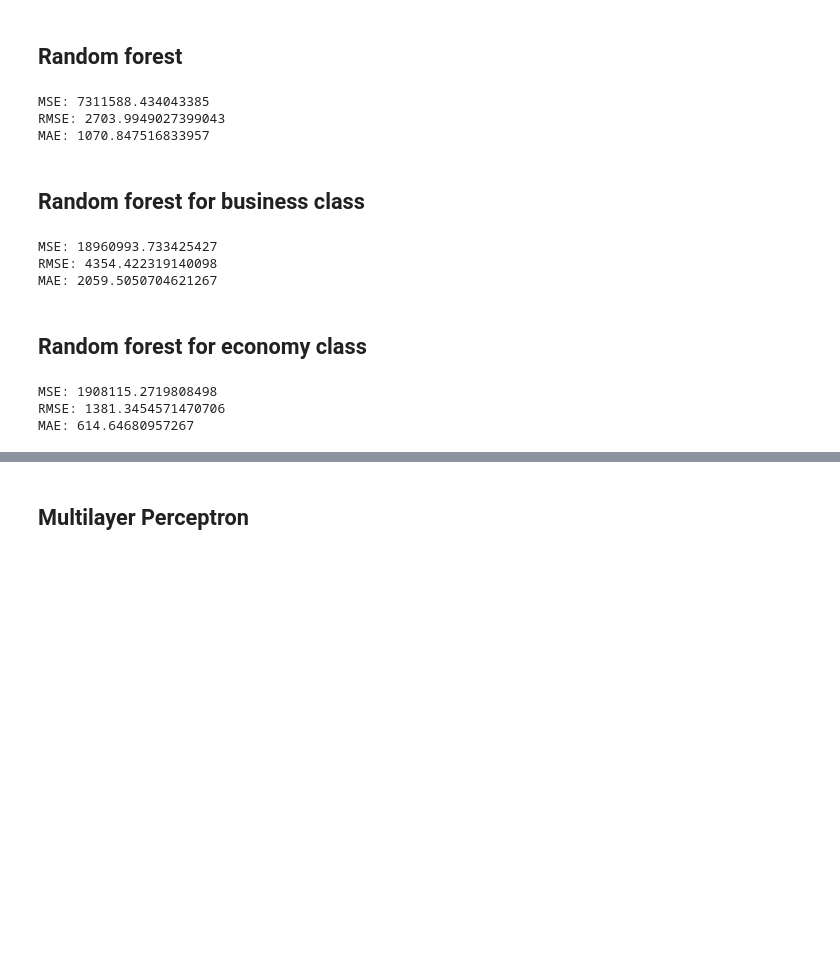
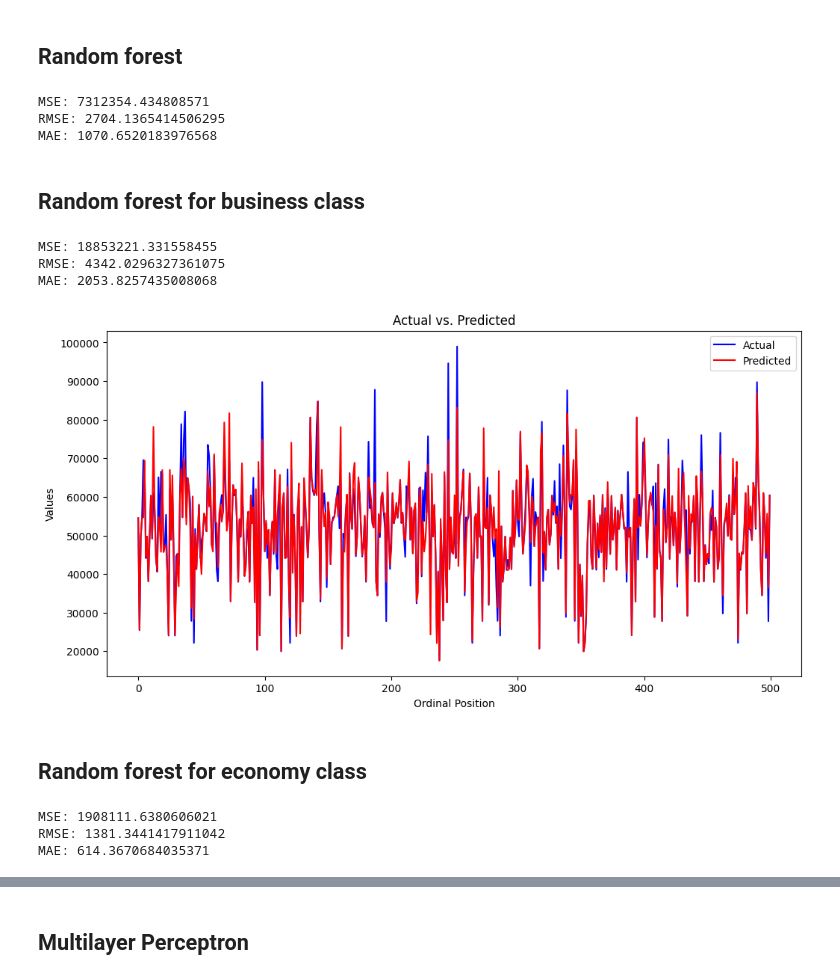
Before and after one commit to jankovicivana/SIAP, a Jupyter notebook: Algorithms.ipynb, the cells around one changed output, grey strips where cells are left out. Cells and saved outputs as stored; diff of their text form; code cells hidden in the pictures; blank space fills up the shorter version.

```diff
--- a/Algorithms.ipynb
+++ b/Algorithms.ipynb
@@ -132,17 +160,17 @@ MAE: 2065.8963861229067
 # print(best_params)
 final_rf = RandomForestRegressor(n_estimators=500, max_features=8, n_jobs=-1).fit(X_train, y_train)
 y_pred_rf = final_rf.predict(X_test)
-mse = metrics.mean_squared_error(y_test, y_pred_rf)
-rmse = math.sqrt(mse)
-mae = metrics.mean_absolute_error(y_test, y_pred_rf)
+mse_rf = metrics.mean_squared_error(y_test, y_pred_rf)
+rmse_rf = math.sqrt(mse_rf)
+mae_rf = metrics.mean_absolute_error(y_test, y_pred_rf)
 
-print("MSE:", mse)
-print("RMSE:", rmse)
-print("MAE:", mae)
+print("MSE:", mse_rf)
+print("RMSE:", rmse_rf)
+print("MAE:", mae_rf)
 # %% [output]
-MSE: 7311588.434043385
-RMSE: 2703.9949027399043
-MAE: 1070.847516833957
+MSE: 7312354.434808571
+RMSE: 2704.1365414506295
+MAE: 1070.6520183976568
 # %% [markdown]
 ## Random forest for business class
 # %%
@@ -157,17 +185,31 @@ MAE: 1070.847516833957
 # print(best_params)
 final_rf = RandomForestRegressor(n_estimators=500, max_features=8, n_jobs=-1).fit(X_train_business, y_train_business)
 y_pred_rf_business = final_rf.predict(X_test_business)
-mse = metrics.mean_squared_error(y_test_business, y_pred_rf_business)
-rmse = math.sqrt(mse)
-mae = metrics.mean_absolute_error(y_test_business, y_pred_rf_business)
+mse_rf_b = metrics.mean_squared_error(y_test_business, y_pred_rf_business)
+rmse_rf_b = math.sqrt(mse_rf_b)
+mae_rf_b = metrics.mean_absolute_error(y_test_business, y_pred_rf_business)
 
-print("MSE:", mse)
-print("RMSE:", rmse)
-print("MAE:", mae)
+print("MSE:", mse_rf_b)
+print("RMSE:", rmse_rf_b)
+print("MAE:", mae_rf_b)
 # %% [output]
-MSE: 18960993.733425427
-RMSE: 4354.422319140098
-MAE: 2059.5050704621267
+MSE: 18853221.331558455
+RMSE: 4342.0296327361075
+MAE: 2053.8257435008068
+# %%
+pred1 = pandas.DataFrame({"actual": y_test_business, 'predicted': y_pred_rf_business})
+plt.figure(figsize=(12, 6))
+
+plt.plot(range(len(pred1['actual'][:500])), pred1['actual'][:500], color='blue', label='Actual')
+plt.plot(range(len(pred1['predicted'][:500])), pred1['predicted'][:500], color='red', label='Predicted')
+
+plt.xlabel('Ordinal Position')
+plt.ylabel('Values')
+plt.title('Actual vs. Predicted')
+plt.legend()
+plt.show()
+# %% [output]
+[figure, added]
 # %% [markdown]
 ## Random forest for economy class
 # %%
@@ -182,14 +224,14 @@ MAE: 2059.5050704621267
 # print(best_params)
 final_rf = RandomForestRegressor(n_estimators=500, max_features=8, n_jobs=-1).fit(X_train_economy, y_train_economy)
 y_pred_rf = final_rf.predict(X_test_economy)
-mse = metrics.mean_squared_error(y_test_economy, y_pred_rf)
-rmse = math.sqrt(mse)
-mae = metrics.mean_absolute_error(y_test_economy, y_pred_rf)
+mse_rf_e = metrics.mean_squared_error(y_test_economy, y_pred_rf)
+rmse_rf_e = math.sqrt(mse_rf_e)
+mae_rf_e = metrics.mean_absolute_error(y_test_economy, y_pred_rf)
 
-print("MSE:", mse)
-print("RMSE:", rmse)
-print("MAE:", mae)
+print("MSE:", mse_rf_e)
+print("RMSE:", rmse_rf_e)
+print("MAE:", mae_rf_e)
 # %% [output]
-MSE: 1908115.2719808498
-RMSE: 1381.3454571470706
-MAE: 614.64680957267
+MSE: 1908111.6380606021
+RMSE: 1381.3441417911042
+MAE: 614.3670684035371
```
Also changed, not shown: parts of 27 cells of this notebook.
